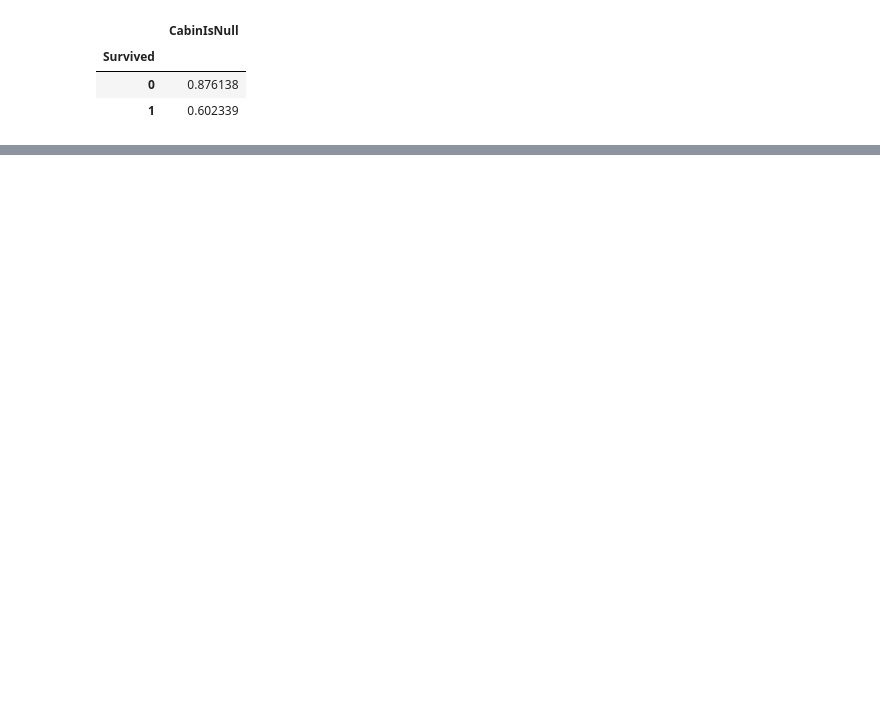
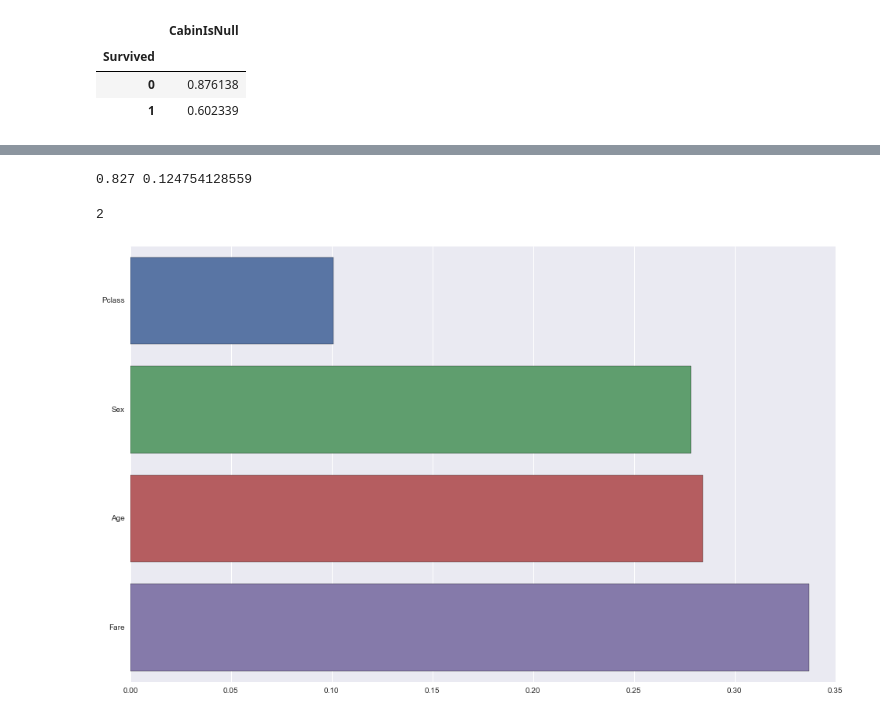
Before and after one commit to sadeus/learn_machine_learning, a Jupyter notebook: titanic/Kaggle_Titanic_SSchiavinato.ipynb, the cells around one changed output, grey strips where cells are left out. Saved outputs shown, nothing was run; the diff lists cells and outputs as text; code cells hidden in the pictures; blank space fills up the shorter version.

```diff
--- a/titanic/Kaggle_Titanic_SSchiavinato.ipynb
+++ b/titanic/Kaggle_Titanic_SSchiavinato.ipynb
@@ -148,0 +95,12 @@ ValueError: Input contains NaN, infinity or a value too large for dtype('float64
+# %%
+rndF = RandomForestClassifier(max_depth=20, n_estimators=100, max_features="sqrt", n_jobs=-1, random_state = 7463,
+                               oob_score = True)
+rndF.fit(X, y)
+scores = cross_val_score(rndF, X, y, cv=100, n_jobs=-1, scoring='accuracy')
+print(scores.mean(), scores.std())
+sns.barplot(rndF.feature_importances_, X.columns.values)
+rndF.n_classes_
+# %% [output]
+0.827 0.124754128559
+2
+[figure, added]
```
Also changed, not shown: parts of 13 cells of this notebook, 1 other file.
